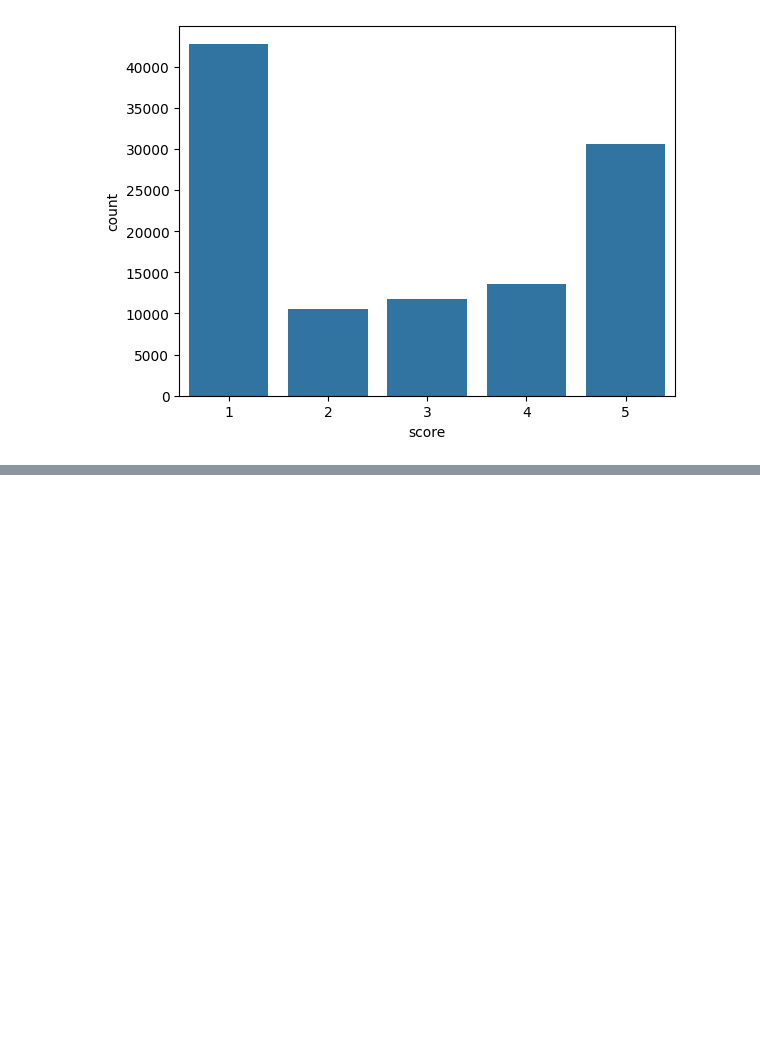
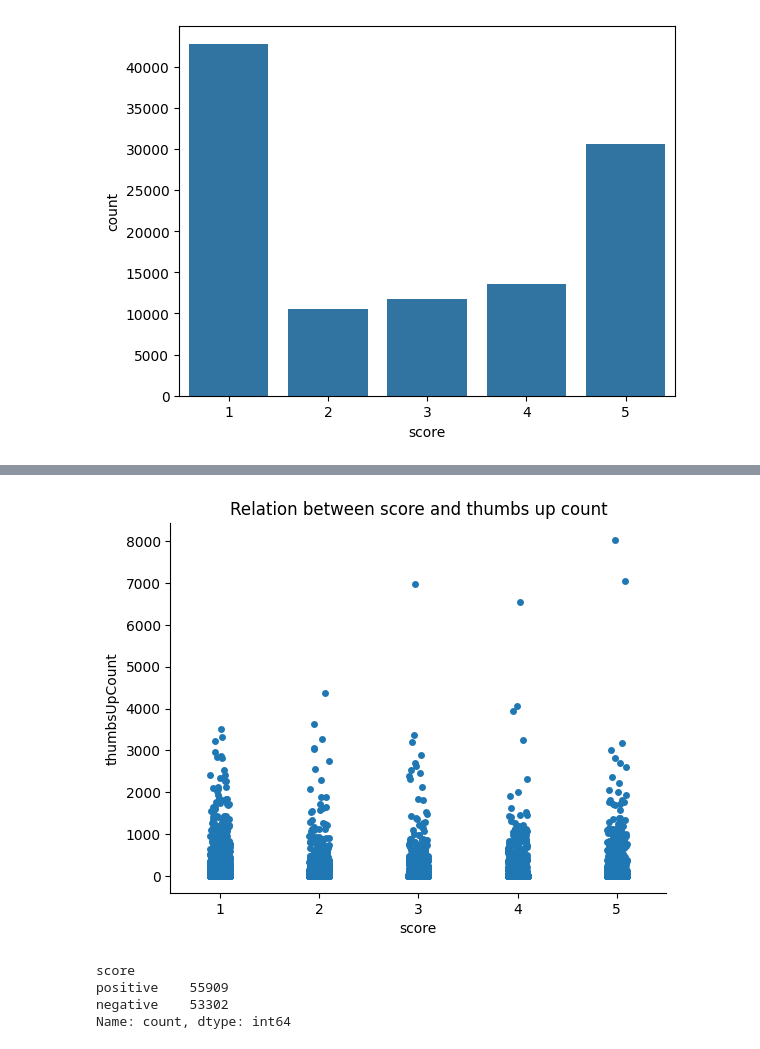
Before and after one commit to adkprakash/sentiment_analysis, a Jupyter notebook: sentimental_analysis.ipynb, the cells around one changed output, grey strips where cells are left out. Drawn from its saved outputs; the diff is of its cells as text; code cells hidden in the pictures; blank space fills up the shorter version.

```diff
--- a/sentimental_analysis.ipynb
+++ b/sentimental_analysis.ipynb
@@ -61,0 +105,16 @@ sns.countplot(x='score',data=data)
+# %%
+# Create a strip plot
+sns.stripplot(
+    x = "score",
+    y = "thumbsUpCount",
+    data=data
+)
+
+# Customize the plot
+sns.despine()  # Remove grid lines for cleaner visuals
+plt.title("Relation between score and thumbs up count")  # Add a title
+
+# Display the plot
+plt.show()
+# %% [output]
+[figure, added]
@@ -61,0 +133,7 @@ sns.countplot(x='score',data=data)
+# %%
+data['score'].value_counts()
+# %% [output]
+score
+positive    55909
+negative    53302
+Name: count, dtype: int64
```
Also changed, not shown: parts of 10 cells of this notebook.
